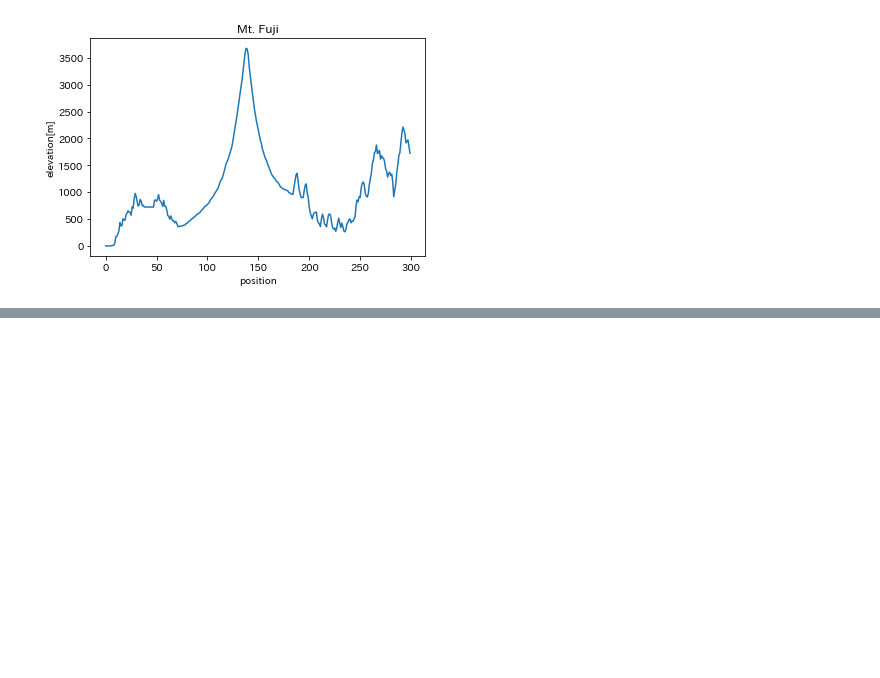
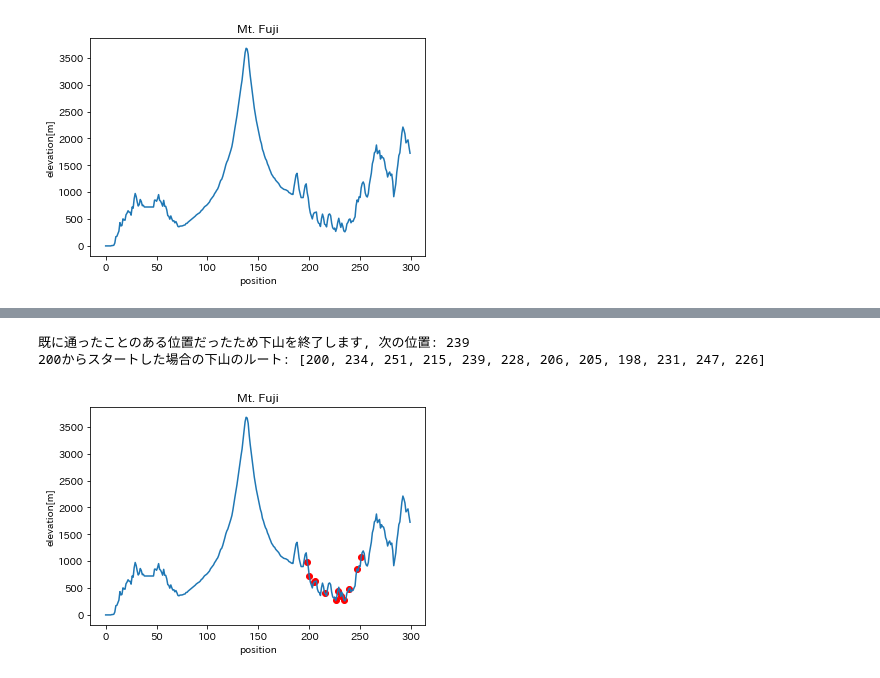
Before and after one commit to yutoJ/ml-learning, a Jupyter notebook: fuji_downhill.ipynb, the cells around one changed output, grey strips where cells are left out. Saved outputs shown, nothing was run; the diff lists cells and outputs as text; code cells hidden in the pictures; blank space fills up the shorter version.

```diff
--- a/fuji_downhill.ipynb
+++ b/fuji_downhill.ipynb
@@ -72,0 +116,7 @@ plt.show()
+# %%
+# 問題6,7 スタートが200の場合
+display_downhill_graph(downhill_fuji(200))
+# %% [output]
+既に通ったことのある位置だったため下山を終了します, 次の位置: 239
+200からスタートした場合の下山のルート: [200, 234, 251, 215, 239, 228, 206, 205, 198, 231, 247, 226]
+[figure, added]
```
Also changed, not shown: parts of 13 cells of this notebook, 1 other file.
